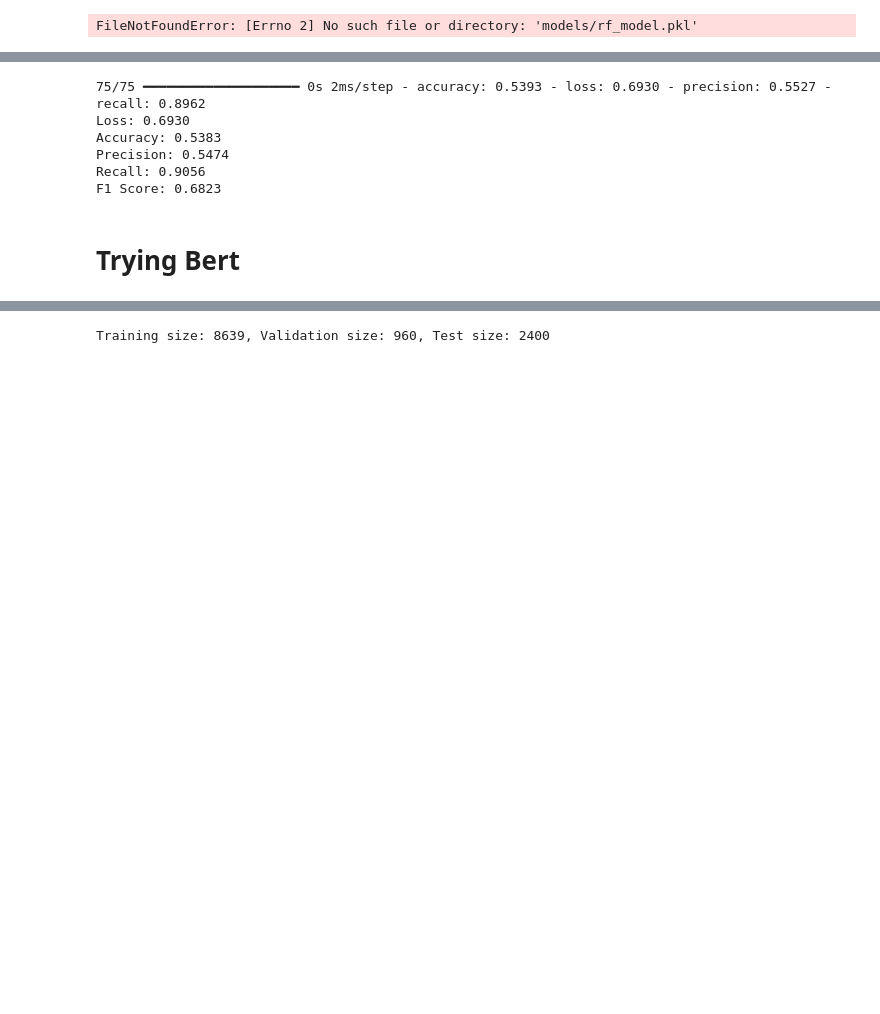
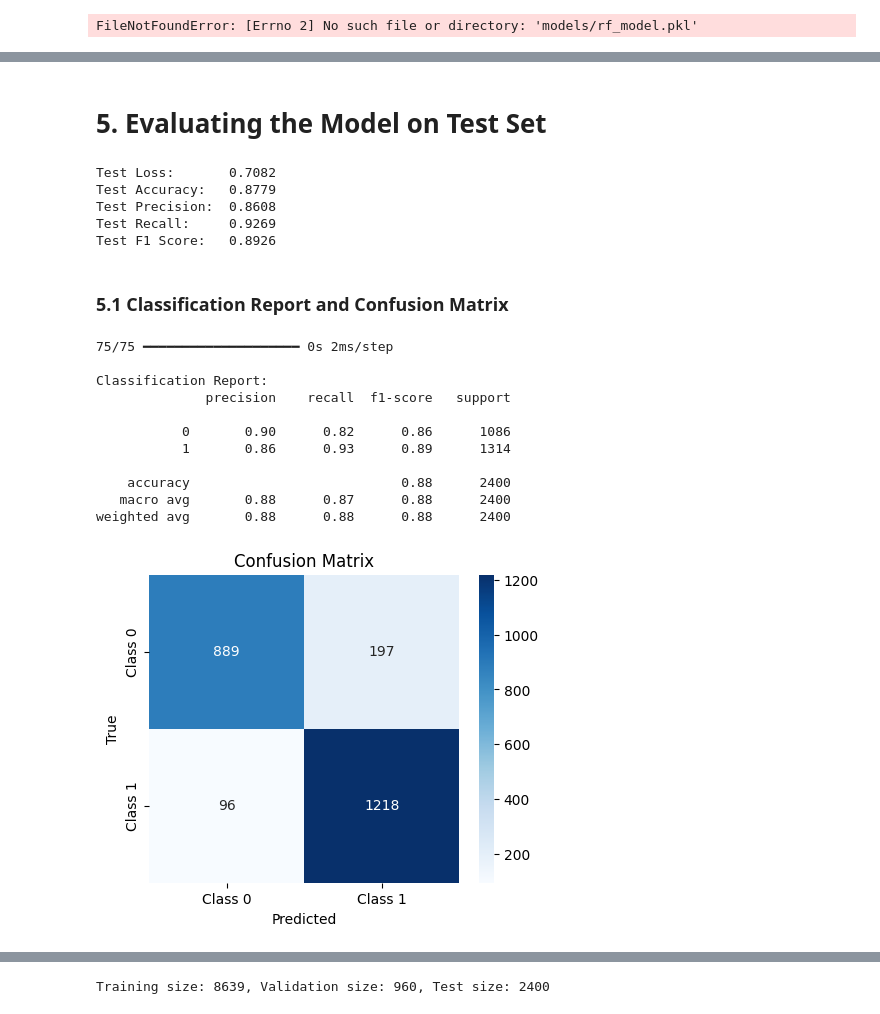
Before and after one commit to UgoLabbe/NLP-DetecConstComm-project, a Jupyter notebook: archive/Milestone2.ipynb, the cells around one changed output, grey strips where cells are left out. Saved outputs shown, nothing was run; the diff lists cells and outputs as text; code cells hidden in the pictures; blank space fills up the shorter version.

```diff
--- a/archive/Milestone2.ipynb
+++ b/archive/Milestone2.ipynb
@@ -470,3 +587,0 @@ nn_model = Sequential([
-# %%
-# Compile the model
-nn_model.compile(optimizer='adam', loss='binary_crossentropy', metrics=['accuracy', 'precision', 'recall'])
@@ -473,5 +590,11 @@ nn_model.compile(optimizer='adam', loss='binary_crossentropy', metrics=['accurac
 # %%
-# Train the model
-nn_model.fit(X_train, y_train, epochs=10, batch_size=32, validation_split=0.2)
+history = nn_model.fit(
+    X_train,
+    y_train,
+    epochs=10,           # Adjust as needed
+    batch_size=32,
+    validation_split=0.2,  # Splits 20% of X_train as validation data
+    verbose=1
+)
 # %% [output]
 Epoch 1/10
@@ -498,20 +620,55 @@ Epoch 10/10
+# %% [markdown]
+# 5. Evaluating the Model on Test Set
 # %%
-# Evaluate the model
-loss, accuracy, precision, recall = nn_model.evaluate(X_test, y_test)
+# Evaluate on the test data
+loss, accuracy, precision, recall = nn_model.evaluate(X_test, y_test, verbose=0)
 
+# Calculate F1 Score manually
 f1_score = 2 * (precision * recall) / (precision + recall)
 
-print(f"Loss: {loss:.4f}")
-print(f"Accuracy: {accuracy:.4f}")
-print(f"Precision: {precision:.4f}")
-print(f"Recall: {recall:.4f}")
-print(f"F1 Score: {f1_score:.4f}")
+print(f"Test Loss:       {loss:.4f}")
+print(f"Test Accuracy:   {accuracy:.4f}")
+print(f"Test Precision:  {precision:.4f}")
+print(f"Test Recall:     {recall:.4f}")
+print(f"Test F1 Score:   {f1_score:.4f}")
 # %% [output]
-75/75 ━━━━━━━━━━━━━━━━━━━━ 0s 2ms/step - accuracy: 0.5393 - loss: 0.6930 - precision: 0.5527 - recall: 0.8962
-Loss: 0.6930
-Accuracy: 0.5383
-Precision: 0.5474
-Recall: 0.9056
-F1 Score: 0.6823
+Test Loss:       0.7082
+Test Accuracy:   0.8779
+Test Precision:  0.8608
+Test Recall:     0.9269
+Test F1 Score:   0.8926
-# %% [markdown]
-# Trying Bert
+# %% [markdown]
+### 5.1 Classification Report and Confusion Matrix
+# %%
+# Predict probabilities for the test set
+y_pred_prob = nn_model.predict(X_test).ravel()
+# Convert probabilities to binary predictions
+y_pred = (y_pred_prob >= 0.5).astype(int)
+
+# Classification report
+print("\nClassification Report:")
+print(classification_report(y_test, y_pred))
+
+# Confusion matrix
+cm = confusion_matrix(y_test, y_pred)
+plt.figure(figsize=(5,4))
+sns.heatmap(cm, annot=True, fmt='d', cmap='Blues',
+            xticklabels=['Class 0','Class 1'],
+            yticklabels=['Class 0','Class 1'])
+plt.title("Confusion Matrix")
+plt.xlabel("Predicted")
+plt.ylabel("True")
+plt.show()
+# %% [output]
+75/75 ━━━━━━━━━━━━━━━━━━━━ 0s 2ms/step
+
+Classification Report:
+              precision    recall  f1-score   support
+
+           0       0.90      0.82      0.86      1086
+           1       0.86      0.93      0.89      1314
+
+    accuracy                           0.88      2400
+   macro avg       0.88      0.87      0.88      2400
+weighted avg       0.88      0.88      0.88      2400
+[figure, added]
```
Also changed, not shown: parts of 38 cells of this notebook, 2 other files.
